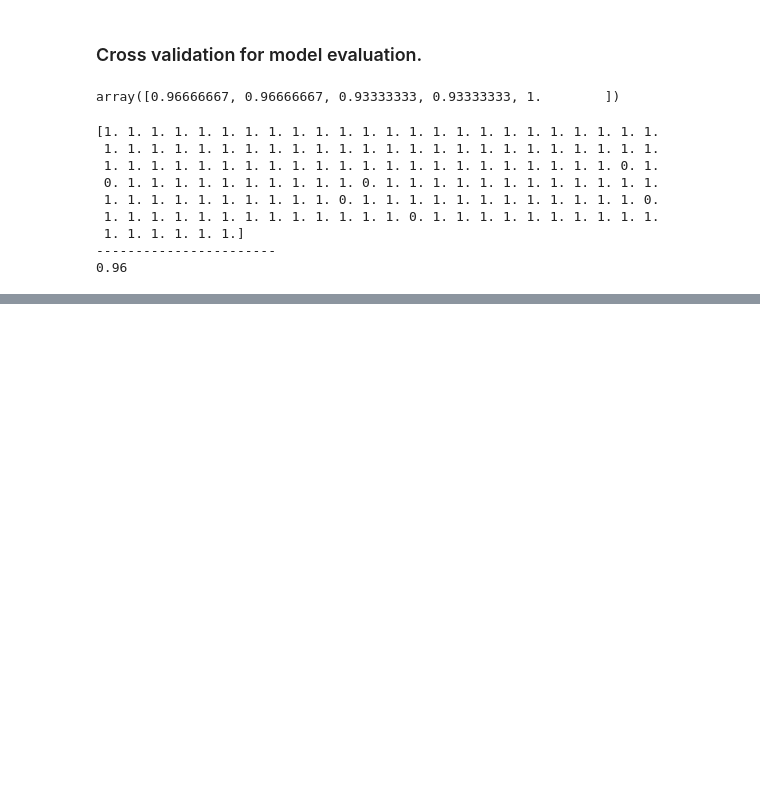
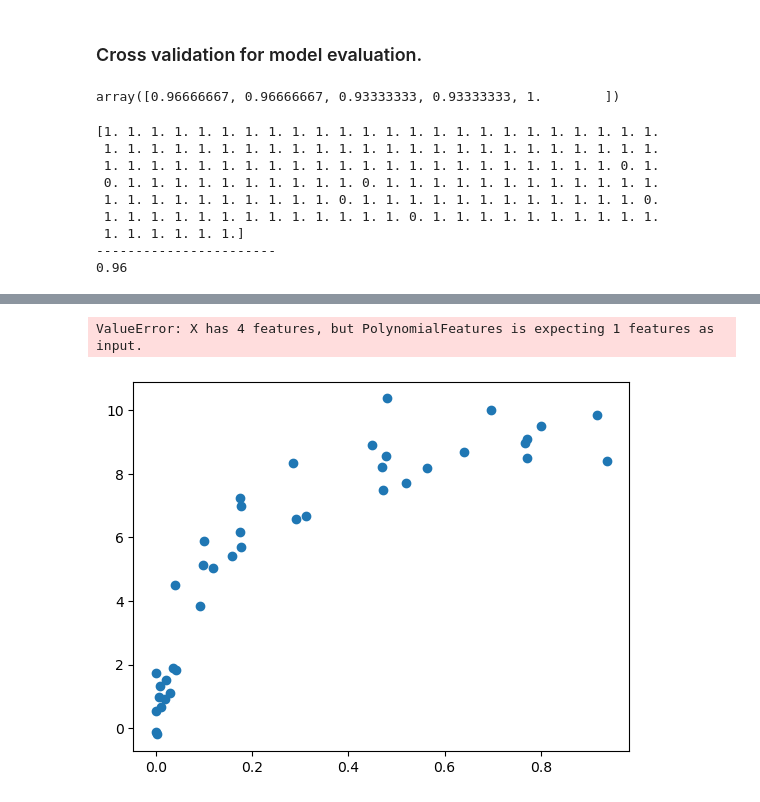
Before and after one commit to homemix/MachineLearning_python, a Jupyter notebook: Hyperparameters and Model Validation.ipynb, the cells around one changed output, grey strips where cells are left out. Drawn from its saved outputs; the diff is of its cells as text; code cells hidden in the pictures; blank space fills up the shorter version.

```diff
--- a/Hyperparameters and Model Validation.ipynb
+++ b/Hyperparameters and Model Validation.ipynb
@@ -78,0 +131,9 @@ print(scores.mean())
+# %%
+plt.scatter(X.ravel(), y)
+lim = plt.axis()
+y_test = PolynomialRegression(3).fit(X, y).predict(X_test)
+plt.plot(X_test.ravel(), y_test);
+plt.axis(lim);
+# %% [output]
+ValueError: X has 4 features, but PolynomialFeatures is expecting 1 features as input.
+[figure, added]
```
Also changed, not shown: parts of 14 cells of this notebook.
